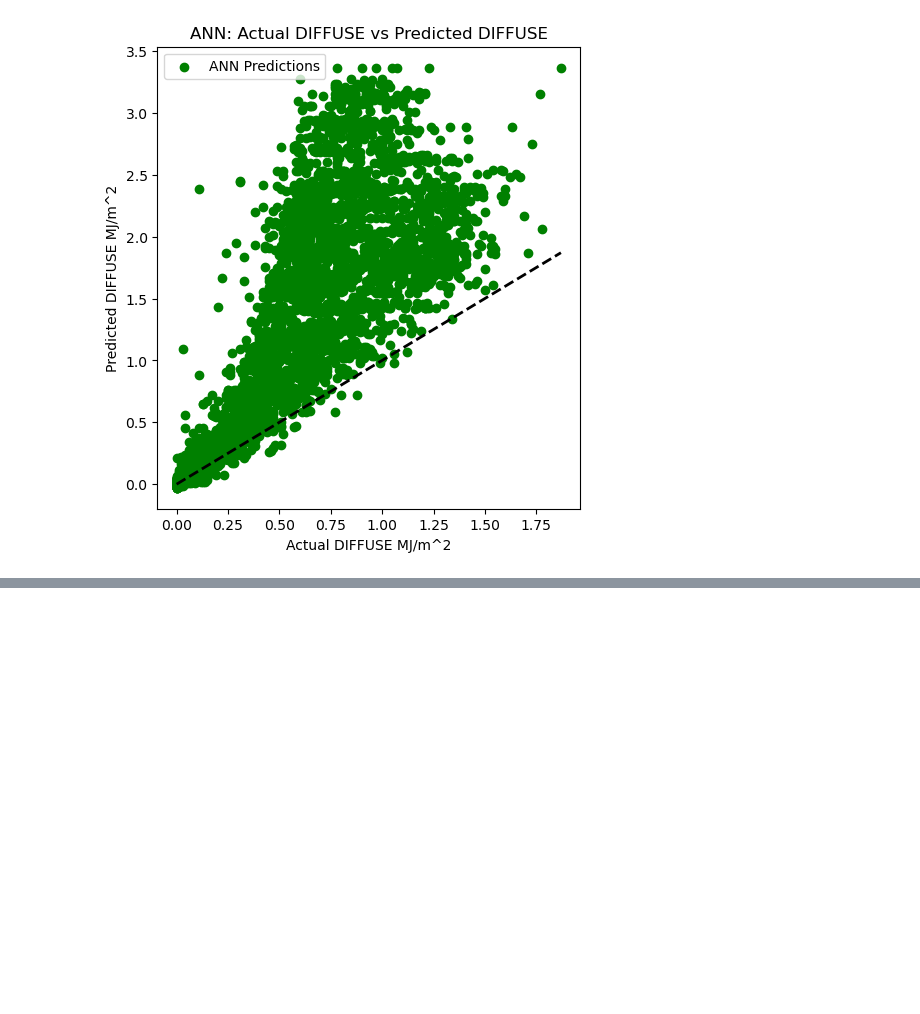
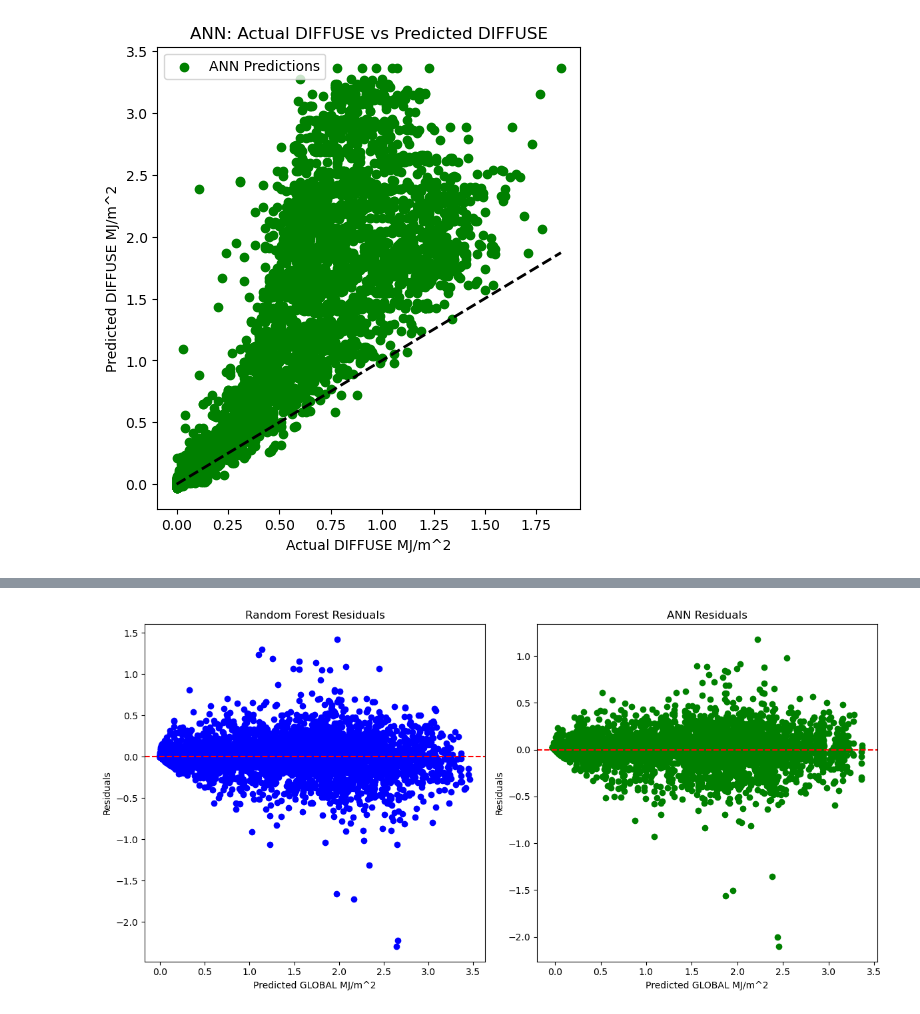
Before and after one commit to katyayani03/Solar-Radiation-Predictor, a Jupyter notebook: modelling.ipynb, the cells around one changed output, grey strips where cells are left out. Saved outputs shown, nothing was run; the diff lists cells and outputs as text; code cells hidden in the pictures; blank space fills up the shorter version.

Commit message:
Comparing both models

```diff
--- a/modelling.ipynb
+++ b/modelling.ipynb
@@ -304,0 +345,36 @@ plt.legend()
+# %%
+global_actual = y_test['GLOBAL MJ/m^2'].values  # Convert y_test to numpy array if it's a DataFrame
+global_ann_pred = ann_pred[:, 0]
+global_rf_pred = rf_pred[:, 0]
+diffuse_actual = y_test['DIFFUSE MJ/m^2'].values
+diffuse_pred = ann_pred[:, 0]
+
+# Residuals for Random Forest model
+rf_residuals = global_actual  - global_rf_pred
+
+# Residuals for ANN model
+ann_residuals = global_actual  - global_ann_pred
+
+# Plot residuals
+plt.figure(figsize=(12, 6))
+
+# Random Forest residual plot
+plt.subplot(1, 2, 1)
+plt.scatter(global_rf_pred, rf_residuals, color='blue', label='RF Residuals')
+plt.axhline(0, color='red', linestyle='--')
+plt.title('Random Forest Residuals')
+plt.xlabel('Predicted GLOBAL MJ/m^2')
+plt.ylabel('Residuals')
+
+# ANN residual plot
+plt.subplot(1, 2, 2)
+plt.scatter(global_ann_pred, ann_residuals, color='green', label='ANN Residuals')
+plt.axhline(0, color='red', linestyle='--')
+plt.title('ANN Residuals')
+plt.xlabel('Predicted GLOBAL MJ/m^2')
+plt.ylabel('Residuals')
+
+plt.tight_layout()
+plt.show()
+# %% [output]
+[figure, added]
```
Also changed, not shown: parts of 1 cell of this notebook.
